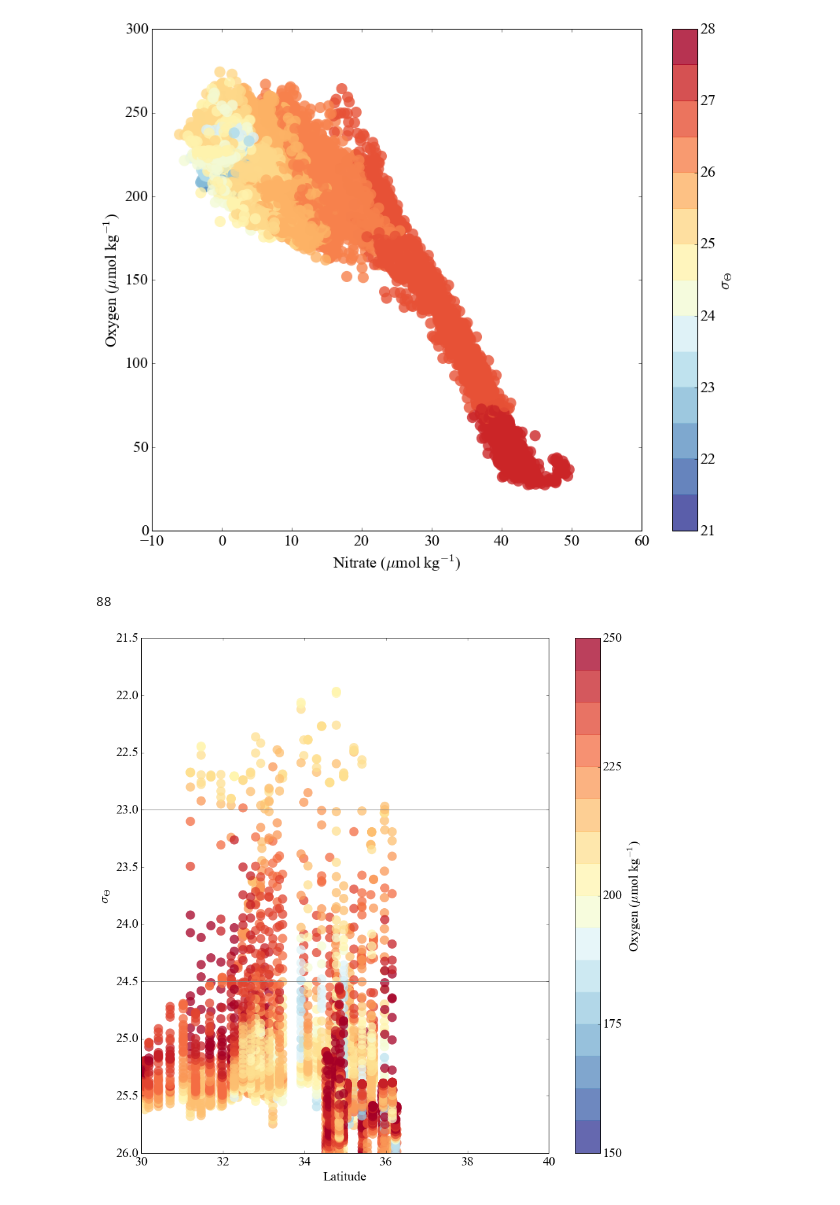
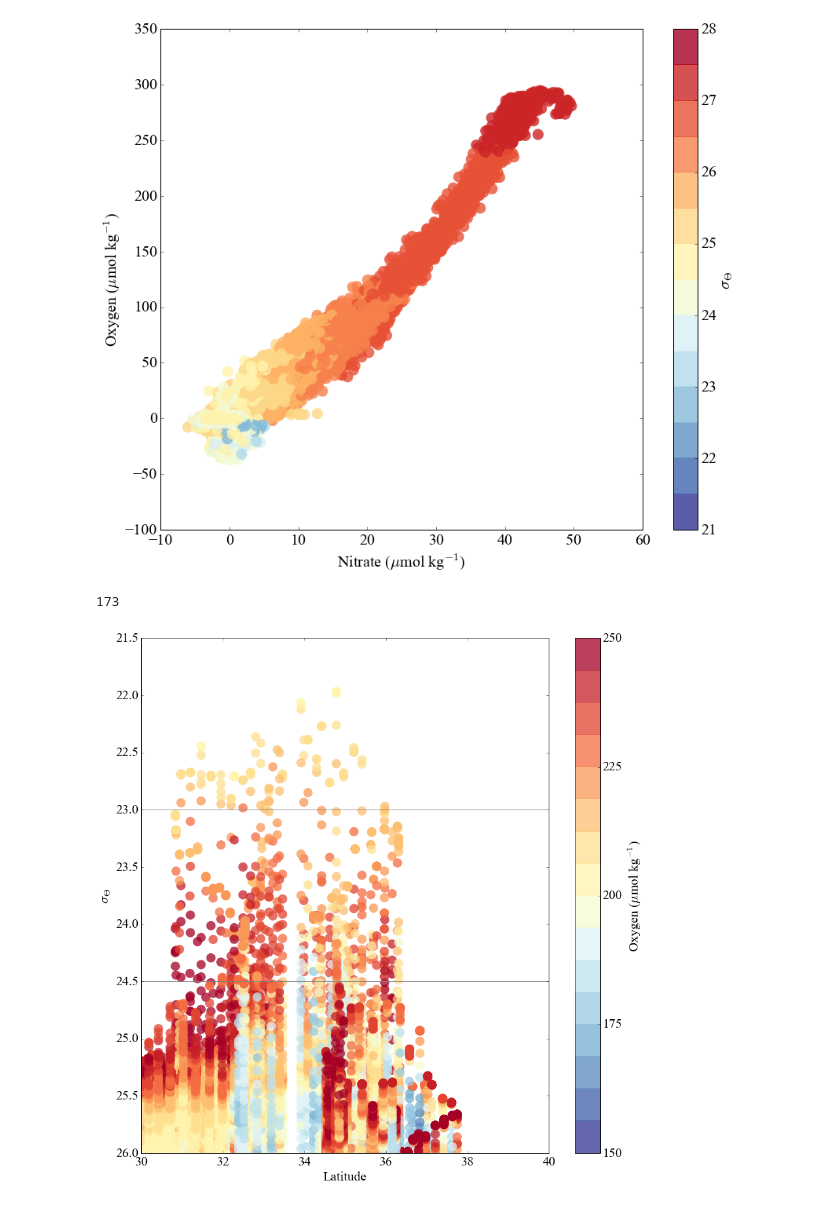
Before and after one commit to sophieclayton/kuroshio_productivity, a Jupyter notebook: kuro_argo_NO.ipynb, the cells around one changed output. Saved outputs shown, nothing was run; the diff lists cells and outputs as text; code cells hidden in the pictures.

Commit message:
added AOU to argo script"

```diff
--- a/kuro_argo_NO.ipynb
+++ b/kuro_argo_NO.ipynb
@@ -28,6 +28,10 @@ argo['MONTH'] = month
 argo = argo[(argo['LON']>140) & (argo['LON']<170) & (argo['LAT']>30) & (argo['LAT']<45)]
 
 print argo.columns
+
+argo['AOU'] = (argo['OXYGEN[uMOL/KG]']/argo['OXYGENSAT']*100) - argo['OXYGEN[uMOL/KG]']
+
+print argo[['OXYGENSAT','AOU', 'OXYGEN[uMOL/KG]','DEPTH[M]']]
 # %% [output]
 Index([u'Date/GMT', u'Days since 1/1/1900', u'NITRATE[uMOL/KG]', u'DEPTH[M]',
        u'PRESSURE[DBAR]', u'NA', u'SALINITY[PSS]', u'TEMPERATURE[C]',
@@ -37,22 +53,22 @@ Index([u'Date/GMT', u'Days since 1/1/1900', u'NITRATE[uMOL/KG]', u'DEPTH[M]',
 # %%
 subset = argo[(argo['OXYGEN[uMOL/KG]']<1000)]# & (argo['DEPTH[M]']>=-250) & (argo['MONTH']>3) & (argo['MONTH']<10)]
 
 palette = plt.get_cmap('RdYlBu_r', 14)
 
 fig1 = plt.figure(1, figsize=(12,10))
-plt.scatter(subset['NITRATE[uMOL/KG]'].values,subset['OXYGEN[uMOL/KG]'].values, c = subset['SIGMATHETA[KG/M3]'].values, lw=0, s = 200, cmap = palette, vmin = 21,vmax = 28, alpha = 0.8)
+plt.scatter(subset['NITRATE[uMOL/KG]'].values,subset['AOU'].values, c = subset['SIGMATHETA[KG/M3]'].values, lw=0, s = 200, cmap = palette, vmin = 21,vmax = 28, alpha = 0.8)
 
 plt.ylabel('Oxygen ($\mu$mol kg$^{-1}$)', fontsize = 20)
 plt.xlabel('Nitrate ($\mu$mol kg$^{-1}$)', fontsize = 20)
 plt.tick_params(labelsize=20)
 
 cb = plt.colorbar(ticks = range(21, 29))
 cb.set_label(r'$\sigma_{\Theta}$', fontsize = 20)
 cb.ax.tick_params(labelsize=20)
 
 plt.show()
 # %% [output]
-[figure, old version]
+[figure, new version]
 # %%
 #subset = argo[(argo['DEPTH[M]']>=-150) & (argo['MONTH']>3) & (argo['MONTH']<10)]
 
@@ -82,8 +98,8 @@ plt.show()
 
 #fig1.savefig('../figures/argo_nitrate_sigma_t.png', bbox_inches='tight', dpi=600)
 # %% [output]
-88
+173
-[figure, old version]
+[figure, new version]
 # %%
 # bin the nitrate data into sigma vs latitude bins
 
```
Also changed, not shown: parts of 4 cells of this notebook.
